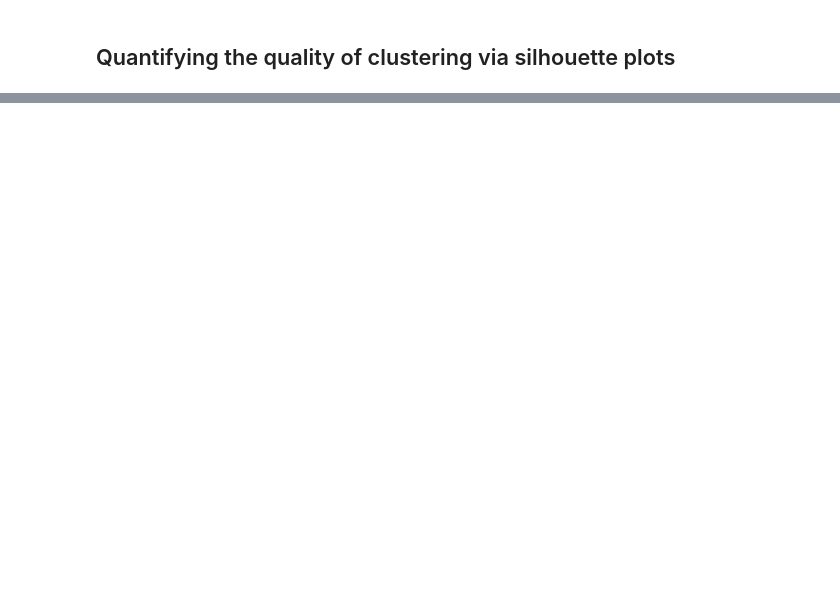
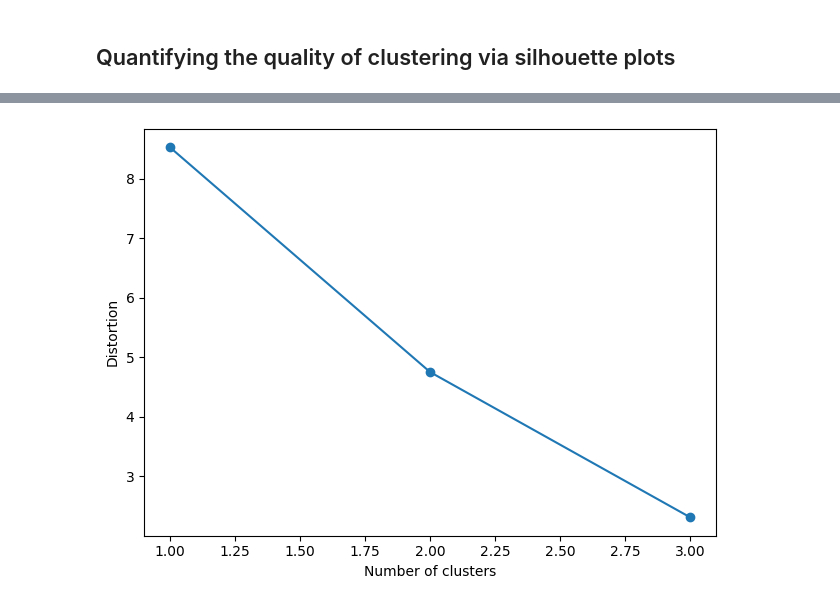
Before and after one commit to drga9808/Machine-Learning-Algorithms, a Jupyter notebook: Soft-Means.ipynb, the cells around one changed output, grey strips where cells are left out. Cells and saved outputs as stored; diff of their text form; code cells hidden in the pictures; blank space fills up the shorter version.

```diff
--- a/Soft-Means.ipynb
+++ b/Soft-Means.ipynb
@@ -207,0 +210,97 @@ plt.show()
+# %%
+distortions = []
+
+for i in range(1, 11):
+
+    k = i
+
+    for r in range(max_iter):
+
+        # Initial Conditions
+        if r == 0:
+
+            np.random.seed(random_seed)
+            X = np.random.rand(n, d)
+            W_init = np.random.random((n, k))  # Initial membership indicators with random values
+            W_init /= W_init.sum(axis=1, keepdims=True)  # normalize each column so they sum up to 1
+            W_new = np.zeros((n, k))   # Updated membership indicators
+            W = np.zeros((n, k))       # membership indicators for calculation
+
+        # Computing the centroids
+        u = np.zeros((k, d))  # Coordinates of the clusters
+        sum = np.zeros((k,1)) # Denominator of the formula (Sum)
+
+        if r == 0:
+            W = W_init
+        else:
+            W = W_new.copy()
+
+        for j in range(k):
+            for ind in range(d):
+                for i in range(n):
+                    u[j][ind] += (W[i, j] ** m) * X[i][ind]  # Calculating the numerator
+                    if ind == 0:
+                        sum[j] += W[i, j]**2  # Calculating the denominator
+
+                u[j][ind] = u[j][ind] / sum[j]  # Calculating the ratio
+
+        # Computing the SCM
+        Jm = 0
+
+        for i in range(n):
+
+            for j in range(k):
+                Jm += (pow(W[i][j], m) * np.linalg.norm(X[i] - u[j]))
+
+
+        Jm_values.append(Jm)
+
+        # Updating the membership coefficients
+        for j in range(k):
+            new_column = np.zeros((n, 1))
+
+            for i in range(n):
+                for c in range(k):
+                    numerator = np.linalg.norm(X[i] - u[j])  # Calculating the numerator
+                    denominator = np.linalg.norm(X[i] - u[c])  # Calculating the denominator
+                    new_column[i] += pow(numerator/denominator, (2/(m-1))) # Calculating the cuadratic ratio
+
+            W_new[:, j] = 1 / new_column.reshape(n,)
+
+
+        W_diff = np.abs(W_new - W)
+
+        # Final Condition because of the tolerance
+        if np.all(W_diff < e):
+            print("Is the final in the iteration #", r, "\n")
+            break
+        else:
+            if r == 299:
+                print("Is the final because the iterations !!!!!")
+
+    # !!! Computing the Inertia !!!
+
+    # Compute the distances from each sample to each cluster center
+    distances = np.zeros((n, k))
+    for j in range(k):
+        distances[:, j] = np.linalg.norm(X - u[j], axis=1)  # Compute the distance of every row with every cluster.
+
+    # Find the index of the closest cluster center for each sample
+    labels = np.argmin(distances, axis=1)
+
+    # Compute the squared distances of each sample to its closest cluster center
+    squared_distances = np.zeros((n,))
+    for i in range(n):
+        squared_distances[i] = np.linalg.norm(X[i] - u[labels[i]])**2
+
+    # Compute the sum of squared distances to get the inertia
+    inertia = squared_distances.sum()
+    print("# de clusters: ", k, " -- Inertia: %.2f" % inertia)
+    distortions.append(inertia)
+
+plt.plot(range(1,11), distortions, marker='o')
+plt.xlabel('Number of clusters')
+plt.ylabel('Distortion')
+plt.tight_layout()
+plt.show()
+# %% [output]
@@ -207,0 +324 @@ plt.show()
+[figure, added]
```
Also changed, not shown: parts of 5 cells of this notebook.
